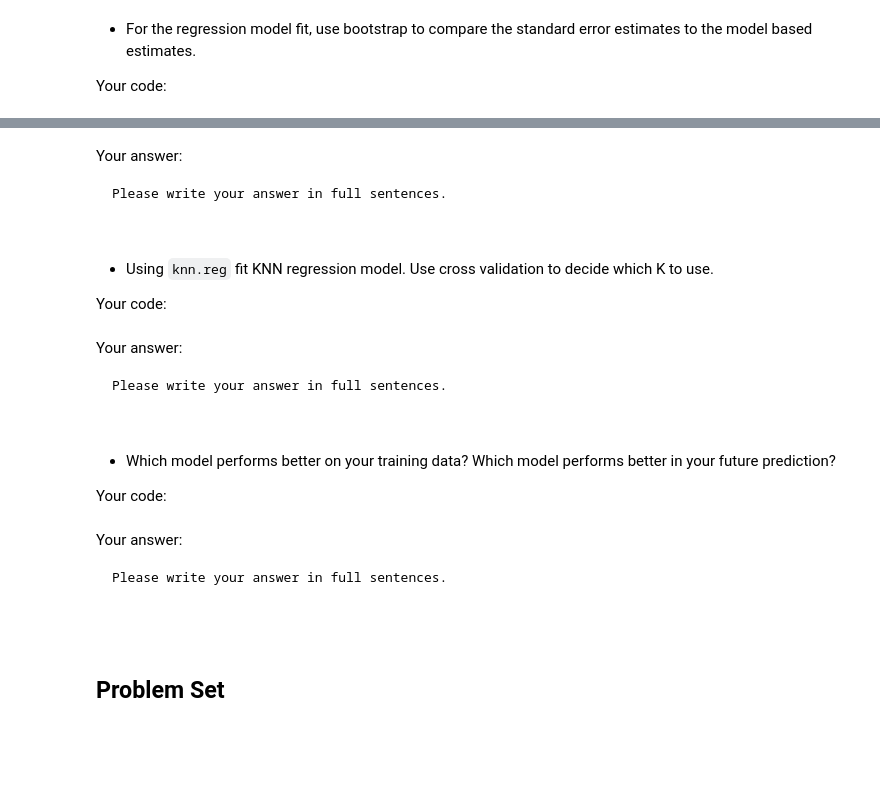
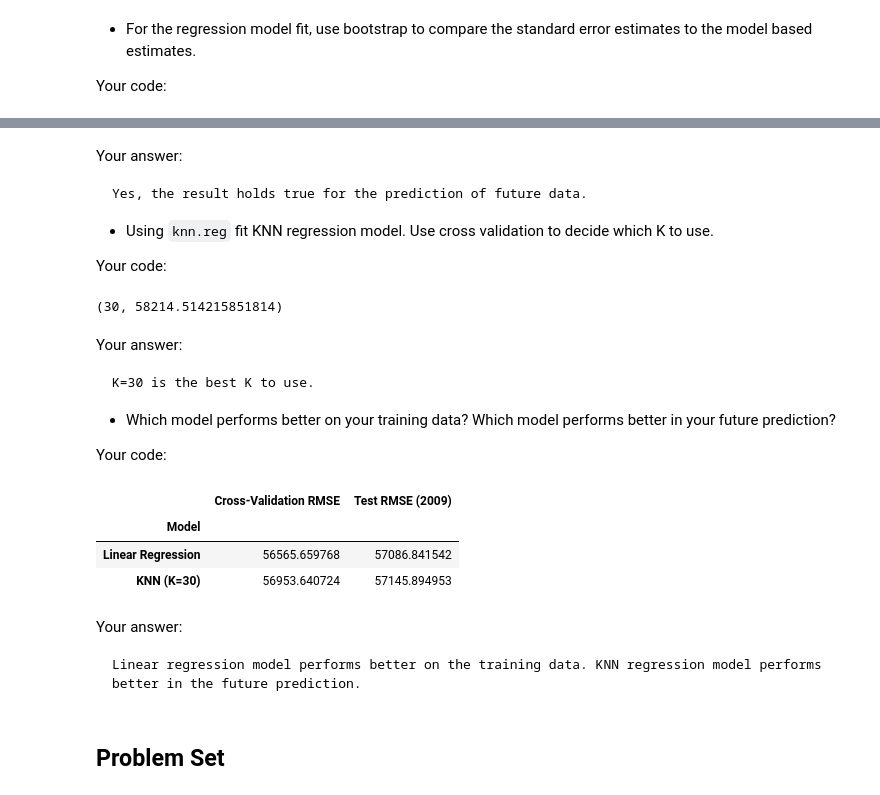
Before and after one commit to BU-MSSP-Classroom/MA679_Spring2024_02_resampling-SCOTT07186, a Jupyter notebook: Ch05_Resampling_Python.ipynb, the cells around one changed output, grey strips where cells are left out. Drawn from its saved outputs; the diff is of its cells as text; code cells hidden in the pictures; blank space fills up the shorter version.

```diff
--- a/Ch05_Resampling_Python.ipynb
+++ b/Ch05_Resampling_Python.ipynb
@@ -60,9 +119,7 @@ Your code:
 Your answer:
 
 ~~~
-Please write your answer in full sentences.
-
-
+Yes, the result holds true for the prediction of future data.
 ~~~
 
 
@@ -70,15 +127,34 @@ Please write your answer in full sentences.
 
 Your code:
 # %%
-#
-#
+#Using `knn.reg` fit KNN regression model
+from sklearn.neighbors import KNeighborsRegressor
+from sklearn.model_selection import GridSearchCV
+
+X_train = ames_raw_2008_renamed[['Gr_Liv_Area']]
+y_train = ames_raw_2008_renamed['SalePrice']
+
+k_range = range(1, 31)
+
+
+knn = KNeighborsRegressor()
+param_grid = {'n_neighbors': k_range}
+grid = GridSearchCV(knn, param_grid, cv=10, scoring='neg_mean_squared_error')
+
+grid.fit(X_train, y_train)
+
+
+best_k = grid.best_params_['n_neighbors']
+best_score = np.sqrt(-grid.best_score_)
+
+best_k, best_score
+# %% [output]
+(30, 58214.514215851814)
 # %% [markdown]
 Your answer:
 
 ~~~
-Please write your answer in full sentences.
-
-
+K=30 is the best K to use.
 ~~~
 
 
@@ -86,15 +162,37 @@ Please write your answer in full sentences.
 
 Your code:
 # %%
-#
-#
+# Linear Regression
+lin_reg = LinearRegression()
+lin_reg_cv_score = np.mean(np.sqrt(-cross_val_score(lin_reg, X_train, y_train, cv=10, scoring='neg_mean_squared_error')))
+lin_reg.fit(X_train, y_train)
+lin_reg_test_rmse = np.sqrt(mean_squared_error(y_test, lin_reg.predict(X_test)))
+
+
+# K-Nearest Neighbors with K=30
+knn_best = KNeighborsRegressor(n_neighbors=best_k)
+knn_best_cv_score = np.mean(np.sqrt(-cross_val_score(knn_best, X_train, y_train, cv=10, scoring='neg_mean_squared_error')))
+knn_best.fit(X_train, y_train)
+knn_best_test_rmse = np.sqrt(mean_squared_error(y_test, knn_best.predict(X_test)))
+
+# Compile the results
+model_performance = pd.DataFrame({
+    "Model": ["Linear Regression", "KNN (K=30)"],
+    "Cross-Validation RMSE": [lin_reg_cv_score, knn_best_cv_score],
+    "Test RMSE (2009)": [lin_reg_test_rmse, knn_best_test_rmse]
+}).set_index("Model").sort_values(by="Cross-Validation RMSE")
+
+model_performance
+# %% [output]
+|  | Cross-Validation RMSE | Test RMSE (2009) |
+| Model |  |  |
+| Linear Regression | 56565.659768 | 57086.841542 |
+| KNN (K=30) | 56953.640724 | 57145.894953 |
 # %% [markdown]
 Your answer:
 
 ~~~
-Please write your answer in full sentences.
-
-
+Linear regression model performs better on the training data. KNN regression model performs better in the future prediction.
 ~~~
 # %% [markdown]
 ## Problem Set
```
Also changed, not shown: parts of 56 cells of this notebook.
